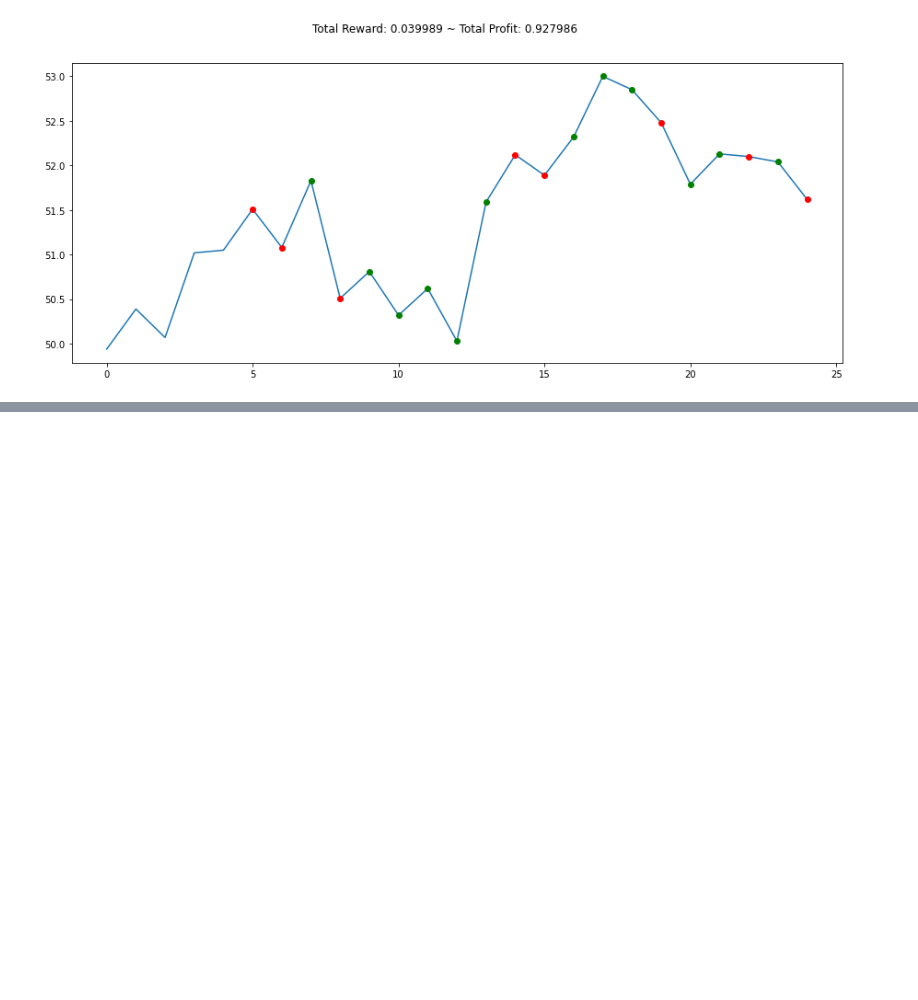
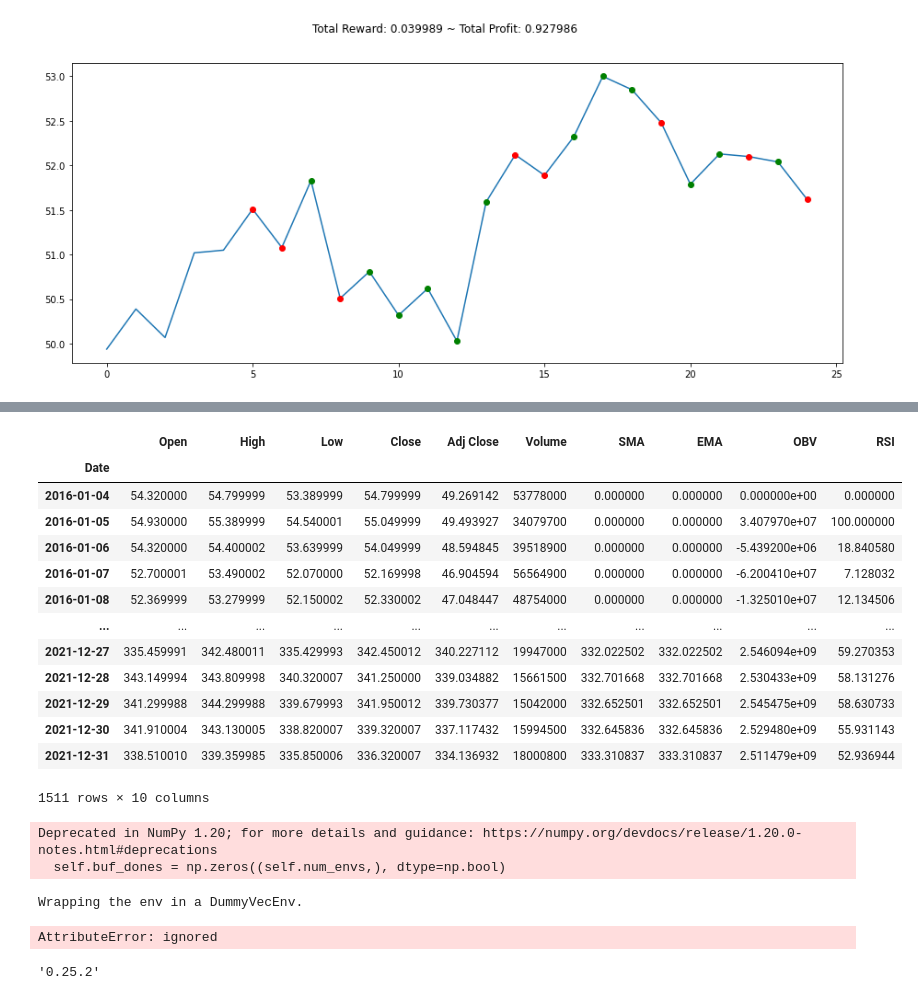
Before and after one commit to Shritej24c/Trading-Bot-RL, a Jupyter notebook: RL_Trading.ipynb, the cells around one changed output, grey strips where cells are left out. Drawn from its saved outputs; the diff is of its cells as text; code cells hidden in the pictures; blank space fills up the shorter version.

```diff
--- a/RL_Trading.ipynb
+++ b/RL_Trading.ipynb
@@ -389,0 +377,20 @@ plt.show()
+# %%
+df_msft['EMA'] = TA.SMA(df_msft, 12)
+df_msft['OBV'] = TA.OBV(df_msft)
+df_msft['RSI'] = TA.RSI(df_msft)
+df_msft.fillna(0)
+# %% [output]
+|  | Open | High | Low | Close | Adj Close | Volume | SMA | EMA | OBV | RSI |
+| Date |  |  |  |  |  |  |  |  |  |  |
+| 2016-01-04 | 54.320000 | 54.799999 | 53.389999 | 54.799999 | 49.269142 | 53778000 | 0.000000 | 0.000000 | 0.000000e+00 | 0.000000 |
+| 2016-01-05 | 54.930000 | 55.389999 | 54.540001 | 55.049999 | 49.493927 | 34079700 | 0.000000 | 0.000000 | 3.407970e+07 | 100.000000 |
+| 2016-01-06 | 54.320000 | 54.400002 | 53.639999 | 54.049999 | 48.594845 | 39518900 | 0.000000 | 0.000000 | -5.439200e+06 | 18.840580 |
+| 2016-01-07 | 52.700001 | 53.490002 | 52.070000 | 52.169998 | 46.904594 | 56564900 | 0.000000 | 0.000000 | -6.200410e+07 | 7.128032 |
+| 2016-01-08 | 52.369999 | 53.279999 | 52.150002 | 52.330002 | 47.048447 | 48754000 | 0.000000 | 0.000000 | -1.325010e+07 | 12.134506 |
+| ... | ... | ... | ... | ... | ... | ... | ... | ... | ... | ... |
+| 2021-12-27 | 335.459991 | 342.480011 | 335.429993 | 342.450012 | 340.227112 | 19947000 | 332.022502 | 332.022502 | 2.546094e+09 | 59.270353 |
+| 2021-12-28 | 343.149994 | 343.809998 | 340.320007 | 341.250000 | 339.034882 | 15661500 | 332.701668 | 332.701668 | 2.530433e+09 | 58.131276 |
+| 2021-12-29 | 341.299988 | 344.299988 | 339.679993 | 341.950012 | 339.730377 | 15042000 | 332.652501 | 332.652501 | 2.545475e+09 | 58.630733 |
+| 2021-12-30 | 341.910004 | 343.130005 | 338.820007 | 339.320007 | 337.117432 | 15994500 | 332.645836 | 332.645836 | 2.529480e+09 | 55.931143 |
+| 2021-12-31 | 338.510010 | 339.359985 | 335.850006 | 336.320007 | 334.136932 | 18000800 | 333.310837 | 333.310837 | 2.511479e+09 | 52.936944 |
+1511 rows × 10 columns
@@ -389,0 +404,20 @@ plt.show()
+# %%
+class MyCustomEnv(StocksEnv):
+  _process_data = add_signals
+
+env2 = MyCustomEnv(df=df_msft, window_size=12, frame_bound=(12,50))
+env_maker = lambda: env2
+env = DummyVecEnv([env_maker])
+# %% [output]
+Deprecated in NumPy 1.20; for more details and guidance: https://numpy.org/devdocs/release/1.20.0-notes.html#deprecations
+  self.buf_dones = np.zeros((self.num_envs,), dtype=np.bool)
+# %%
+model = A2C('MlpLstmPolicy', env2, verbose=1)
+model.learn(total_timesteps=1000000)
+# %% [output]
+Wrapping the env in a DummyVecEnv.
+AttributeError: ignored
+# %%
+gym.__version__
+# %% [output]
+'0.25.2'
```
Also changed, not shown: parts of 17 cells of this notebook.
